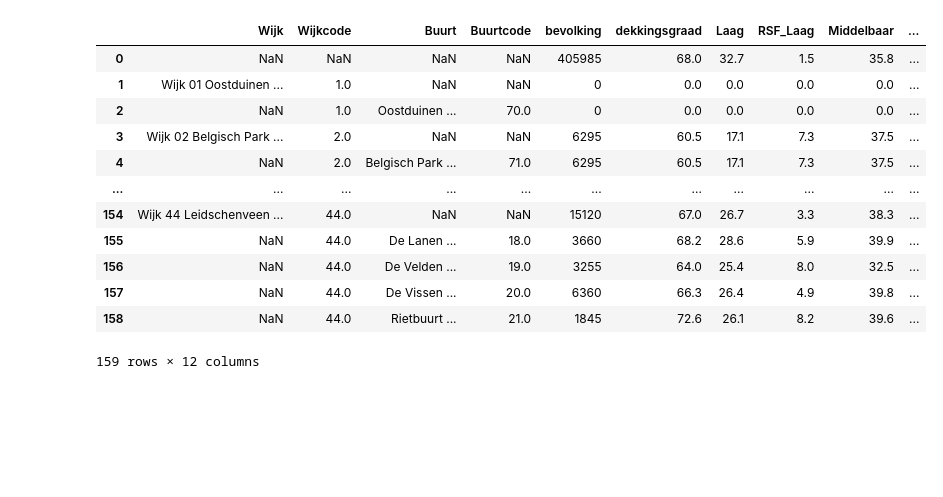
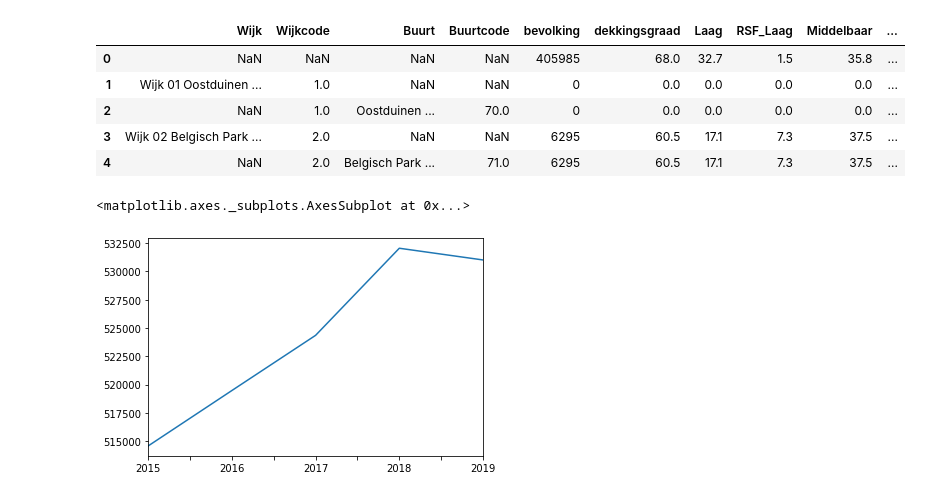
Before and after one commit to J-h-V/OpenDataDenHaag, a Jupyter notebook: DatasetCBS.ipynb, the cells around one changed output. Drawn from its saved outputs; the diff is of its cells as text; code cells hidden in the pictures; blank space fills up the shorter version.

Commit message:
Plot of demographic changes over time

```diff
--- a/DatasetCBS.ipynb
+++ b/DatasetCBS.ipynb
@@ -30,16 +26,9 @@ dh_buurt_data_17.head(3)
 # %%
-education_17
+education_17.head(5)
 # %% [output]
 |  | Wijk | Wijkcode | Buurt | Buurtcode | bevolking | dekkingsgraad | Laag | RSF_Laag | Middelbaar | ... |
 | 0 | NaN | NaN | NaN | NaN | 405985 | 68.0 | 32.7 | 1.5 | 35.8 | ... |
 | 1 | Wijk 01 Oostduinen ... | 1.0 | NaN | NaN | 0 | 0.0 | 0.0 | 0.0 | 0.0 | ... |
 | 2 | NaN | 1.0 | Oostduinen ... | 70.0 | 0 | 0.0 | 0.0 | 0.0 | 0.0 | ... |
 | 3 | Wijk 02 Belgisch Park ... | 2.0 | NaN | NaN | 6295 | 60.5 | 17.1 | 7.3 | 37.5 | ... |
 | 4 | NaN | 2.0 | Belgisch Park ... | 71.0 | 6295 | 60.5 | 17.1 | 7.3 | 37.5 | ... |
-| ... | ... | ... | ... | ... | ... | ... | ... | ... | ... | ... |
-| 154 | Wijk 44 Leidschenveen ... | 44.0 | NaN | NaN | 15120 | 67.0 | 26.7 | 3.3 | 38.3 | ... |
-| 155 | NaN | 44.0 | De Lanen ... | 18.0 | 3660 | 68.2 | 28.6 | 5.9 | 39.9 | ... |
-| 156 | NaN | 44.0 | De Velden ... | 19.0 | 3255 | 64.0 | 25.4 | 8.0 | 32.5 | ... |
-| 157 | NaN | 44.0 | De Vissen ... | 20.0 | 6360 | 66.3 | 26.4 | 4.9 | 39.8 | ... |
-| 158 | NaN | 44.0 | Rietbuurt ... | 21.0 | 1845 | 72.6 | 26.1 | 8.2 | 39.6 | ... |
-159 rows × 12 columns
@@ -45,0 +48,5 @@ education_17
+# %%
+total_citizens.sum().plot()
+# %% [output]
+<matplotlib.axes._subplots.AxesSubplot at 0x...>
+[figure, added]
```
Also changed, not shown: parts of 14 cells of this notebook.
